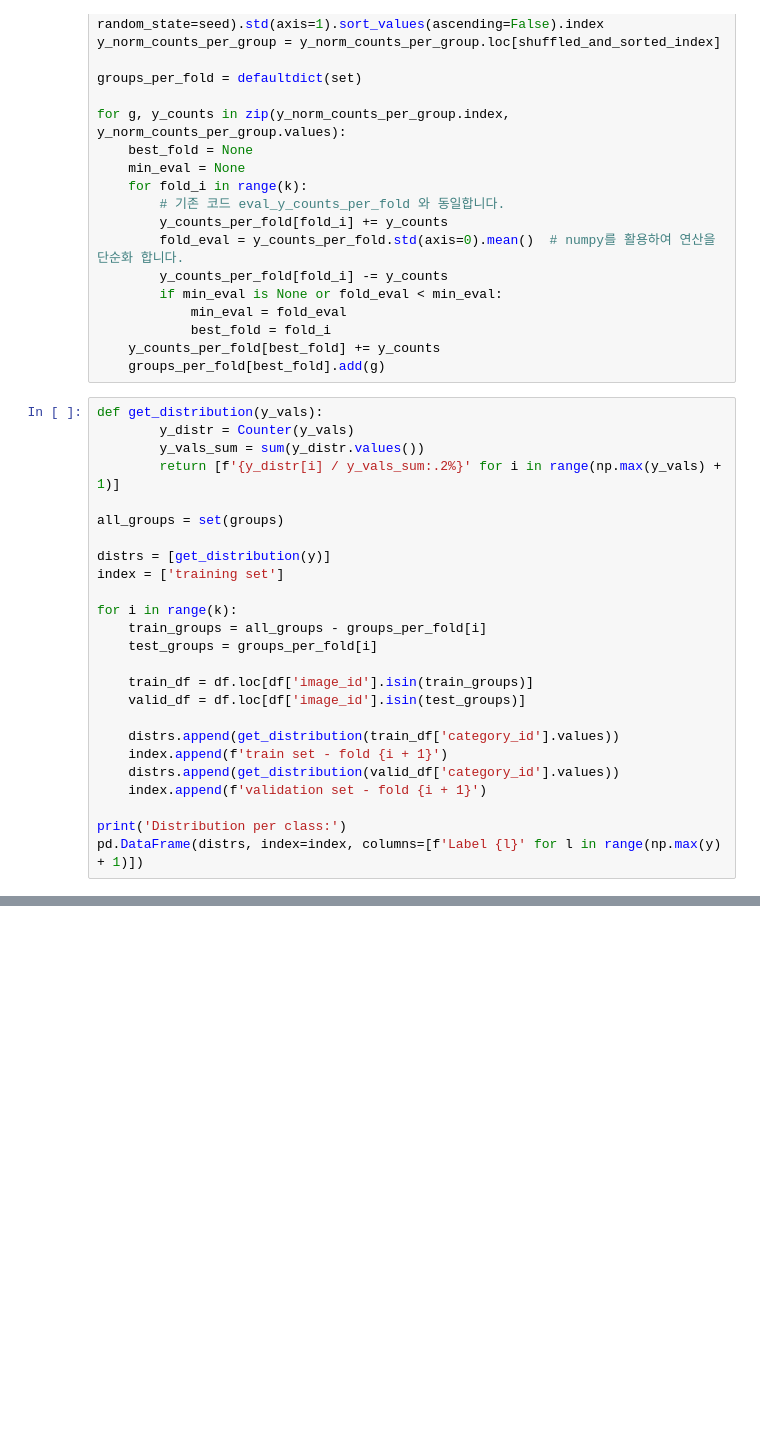
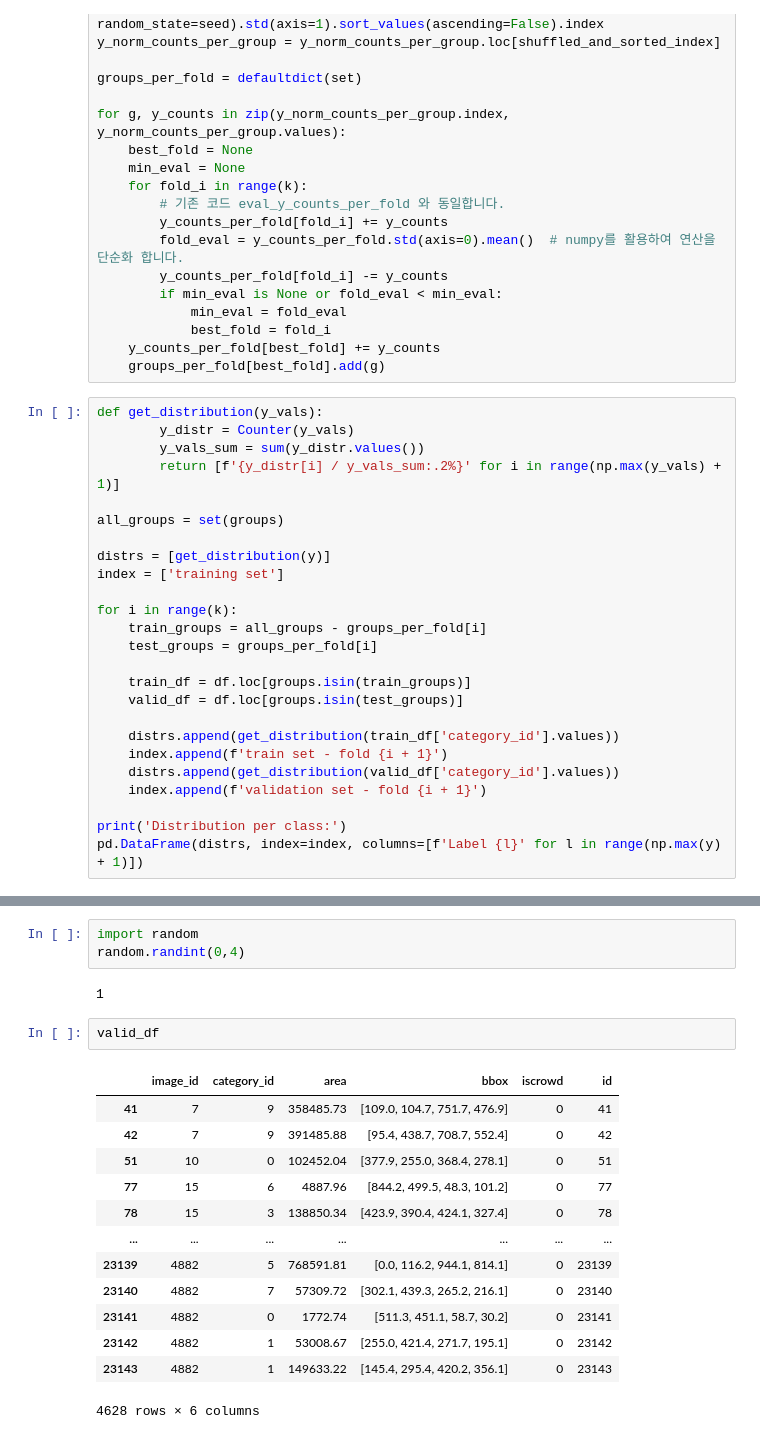
Before and after one commit to boostcampaitech2/object-detection-level2-cv-17, a Jupyter notebook: tools/k-fold_yong.ipynb, the cells around one changed output, grey strips where cells are left out. Drawn from its saved outputs; the diff is of its cells as text; blank space fills up the shorter version.

```diff
--- a/tools/k-fold_yong.ipynb
+++ b/tools/k-fold_yong.ipynb
@@ -63,8 +67,8 @@ for i in range(k):
     train_groups = all_groups - groups_per_fold[i]
     test_groups = groups_per_fold[i]
 
-    train_df = df.loc[df['image_id'].isin(train_groups)]
-    valid_df = df.loc[df['image_id'].isin(test_groups)]
+    train_df = df.loc[groups.isin(train_groups)]
+    valid_df = df.loc[groups.isin(test_groups)]
 
     distrs.append(get_distribution(train_df['category_id'].values))
     index.append(f'train set - fold {i + 1}')
@@ -88,3 +91,24 @@ Distribution per class:
 | validation set - fold 4 | 17.13% | 27.45% | 3.89% | 4.04% | 4.25% | 12.70% | 5.44% | 22.38% | 0.69% | 2.03% |
 | train set - fold 5 | 17.14% | 27.44% | 3.88% | 4.04% | 4.24% | 12.71% | 5.46% | 22.38% | 0.69% | 2.03% |
 | validation set - fold 5 | 17.13% | 27.46% | 3.87% | 4.06% | 4.24% | 12.73% | 5.45% | 22.36% | 0.69% | 2.01% |
+# %%
+import random
+random.randint(0,4)
+# %% [output]
+1
+# %%
+valid_df
+# %% [output]
+|  | image_id | category_id | area | bbox | iscrowd | id |
+| 41 | 7 | 9 | 358485.73 | [109.0, 104.7, 751.7, 476.9] | 0 | 41 |
+| 42 | 7 | 9 | 391485.88 | [95.4, 438.7, 708.7, 552.4] | 0 | 42 |
+| 51 | 10 | 0 | 102452.04 | [377.9, 255.0, 368.4, 278.1] | 0 | 51 |
+| 77 | 15 | 6 | 4887.96 | [844.2, 499.5, 48.3, 101.2] | 0 | 77 |
+| 78 | 15 | 3 | 138850.34 | [423.9, 390.4, 424.1, 327.4] | 0 | 78 |
+| ... | ... | ... | ... | ... | ... | ... |
+| 23139 | 4882 | 5 | 768591.81 | [0.0, 116.2, 944.1, 814.1] | 0 | 23139 |
+| 23140 | 4882 | 7 | 57309.72 | [302.1, 439.3, 265.2, 216.1] | 0 | 23140 |
+| 23141 | 4882 | 0 | 1772.74 | [511.3, 451.1, 58.7, 30.2] | 0 | 23141 |
+| 23142 | 4882 | 1 | 53008.67 | [255.0, 421.4, 271.7, 195.1] | 0 | 23142 |
+| 23143 | 4882 | 1 | 149633.22 | [145.4, 295.4, 420.2, 356.1] | 0 | 23143 |
+4628 rows × 6 columns
```
Also changed, not shown: parts of 3 cells of this notebook, 7 other files.
